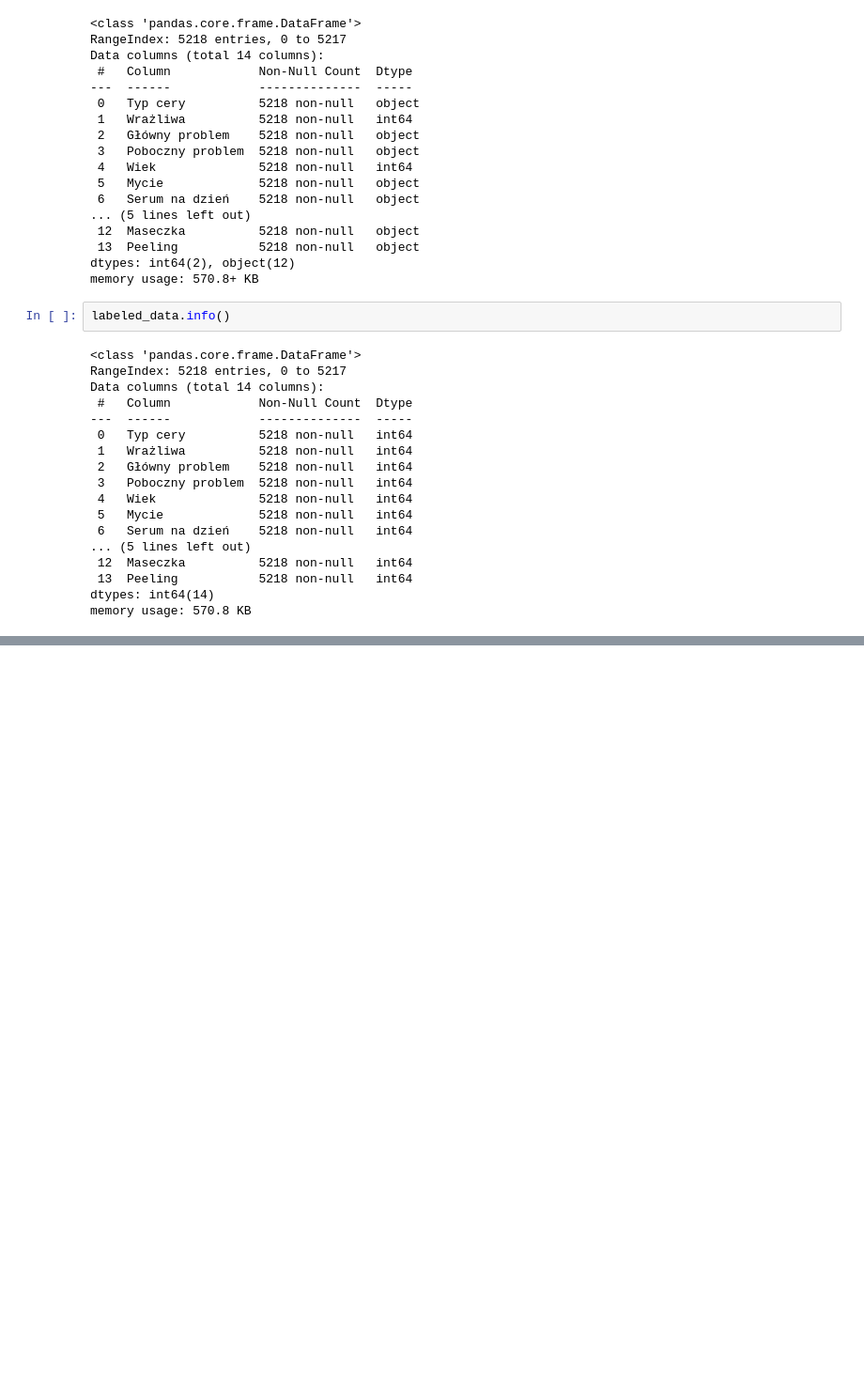
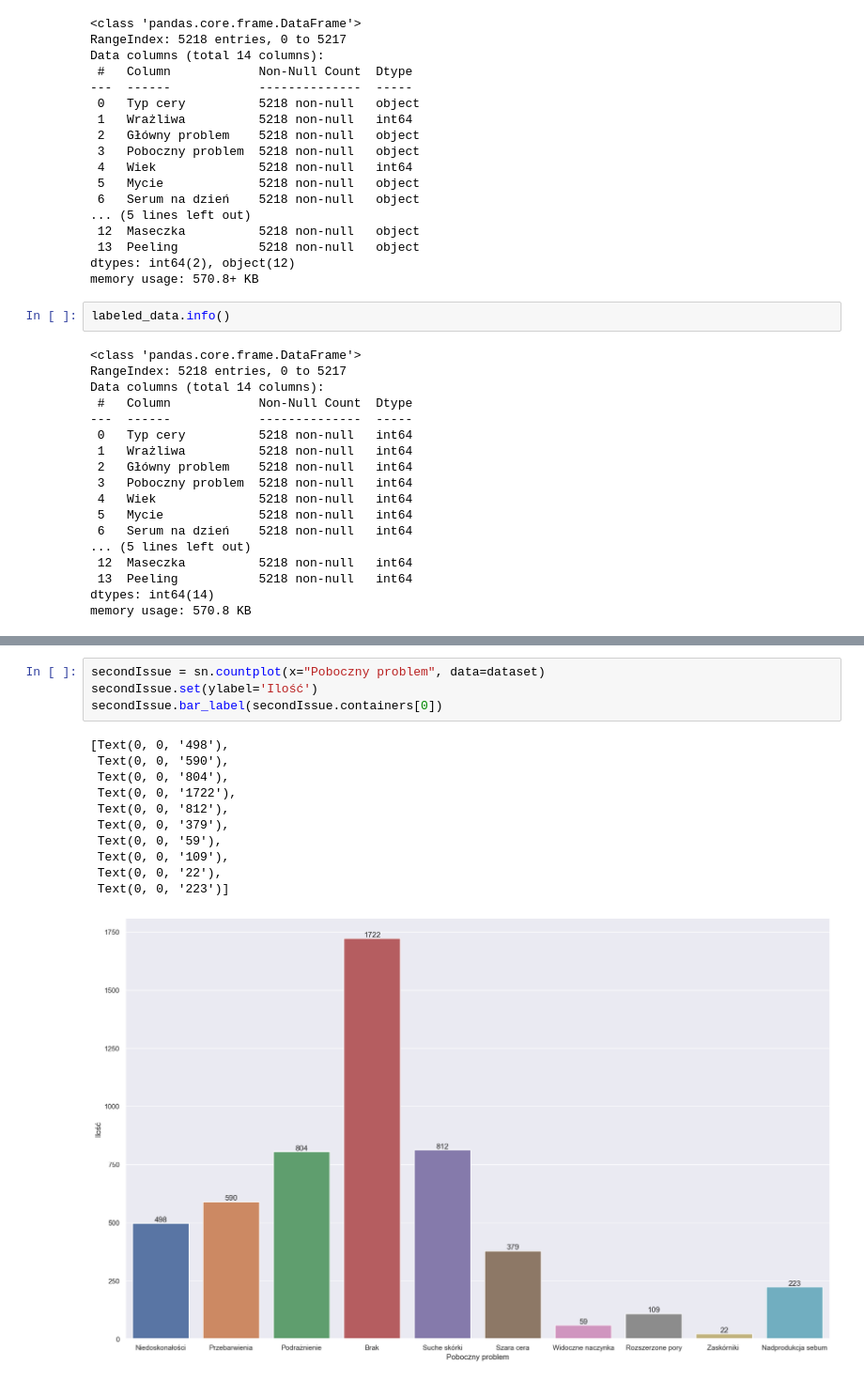
Before and after one commit to suzejka/skinCare, a Jupyter notebook: files_for_documentation/notebooks/Analiza_danych.ipynb, the cells around one changed output, grey strips where cells are left out. Shown at 94% size. Cells and saved outputs as stored; diff of their text form; blank space fills up the shorter version.

```diff
--- a/files_for_documentation/notebooks/Analiza_danych.ipynb
+++ b/files_for_documentation/notebooks/Analiza_danych.ipynb
@@ -98,0 +142,16 @@ dtype: int64
+# %%
+secondIssue = sn.countplot(x="Poboczny problem", data=dataset)
+secondIssue.set(ylabel='Ilość')
+secondIssue.bar_label(secondIssue.containers[0])
+# %% [output]
+[Text(0, 0, '498'),
+ Text(0, 0, '590'),
+ Text(0, 0, '804'),
+ Text(0, 0, '1722'),
+ Text(0, 0, '812'),
+ Text(0, 0, '379'),
+ Text(0, 0, '59'),
+ Text(0, 0, '109'),
+ Text(0, 0, '22'),
+ Text(0, 0, '223')]
+[figure, added]
```
Also changed, not shown: parts of 10 cells of this notebook, 3 other files.
